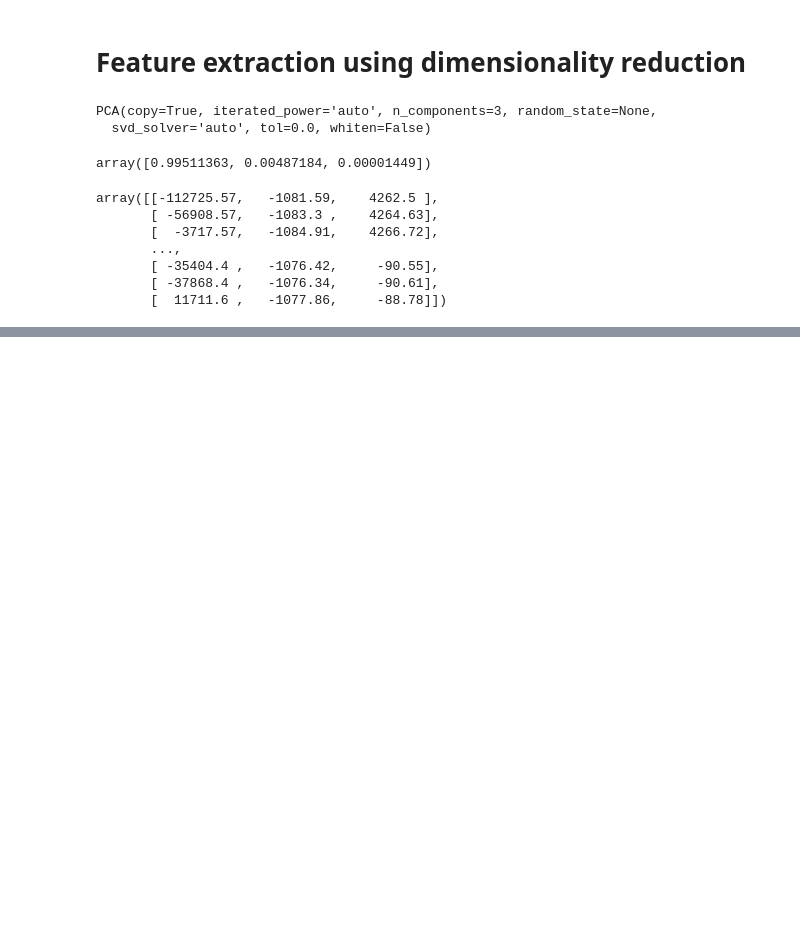
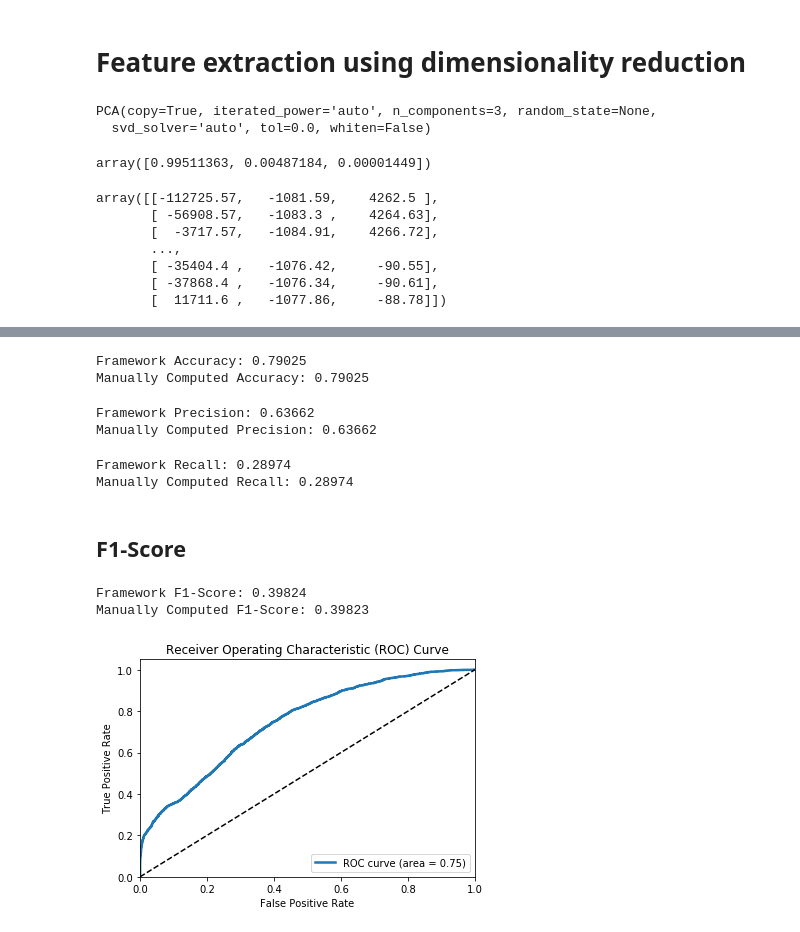
Before and after one commit to fepineda/AnalisisCensos, a Jupyter notebook: pre-process/pre-process.ipynb, the cells around one changed output, grey strips where cells are left out. Saved outputs shown, nothing was run; the diff lists cells and outputs as text; code cells hidden in the pictures; blank space fills up the shorter version.

```diff
--- a/pre-process/pre-process.ipynb
+++ b/pre-process/pre-process.ipynb
@@ -1066,0 +1067,16 @@ np.average(cross_val_score(lr, bc_pca, bc_y, scoring='accuracy', cv=5))
+# %%
+adult_feactures = adult_df[['age','workclassLabel','fnlwgt','education.num',
+                        'marital.statusLabel','occupationLabel','relationshipLabel',
+                       'raceLabel','sexLabel','capital.gain','capital.loss','hours.per.week','native_countryLabel']]
+adult_class = adult_df[['incomeLabel']]
+
+# build featureset and response class labels
+X_adult = np.array(adult_feactures)
+y_adult = np.array(adult_class).T[0]
+
+num_data_points = len(X_adult)
+X_train = X_adult[:int(.7 * num_data_points)]
+y_train = y_adult[:int(.7 * num_data_points)]
+X_test = X_adult[int(.7 * num_data_points):]
+y_test = y_adult[int(.7 * num_data_points):]
+print(X_train.shape, X_test.shape, y_train.shape, y_test.shape)
@@ -1066,0 +1103,5 @@ np.average(cross_val_score(lr, bc_pca, bc_y, scoring='accuracy', cv=5))
+# %%
+from sklearn.model_selection import train_test_split
+
+X_train, X_test, y_train, y_test = train_test_split(X_adult, y_adult, test_size=0.3, random_state=42)
+print(X_train.shape, X_test.shape)
@@ -1066,0 +1110,5 @@ np.average(cross_val_score(lr, bc_pca, bc_y, scoring='accuracy', cv=5))
+# %%
+from sklearn import linear_model
+
+logistic = linear_model.LogisticRegression()
+logistic.fit(X_train,y_train)
@@ -1066,0 +1142,38 @@ np.average(cross_val_score(lr, bc_pca, bc_y, scoring='accuracy', cv=5))
+# %%
+fw_acc = round(meu.metrics.accuracy_score(y_true=y_test, y_pred=y_pred), 5)
+mc_acc = round((TP + TN) / (TP + TN + FP + FN), 5)
+print('Framework Accuracy:', fw_acc)
+print('Manually Computed Accuracy:', mc_acc)
+# %% [output]
+Framework Accuracy: 0.79025
+Manually Computed Accuracy: 0.79025
+# %%
+fw_prec = round(meu.metrics.precision_score(y_true=y_test, y_pred=y_pred), 5)
+mc_prec = round((TP) / (TP + FP), 5)
+print('Framework Precision:', fw_prec)
+print('Manually Computed Precision:', mc_prec)
+# %% [output]
+Framework Precision: 0.63662
+Manually Computed Precision: 0.63662
+# %%
+fw_rec = round(meu.metrics.recall_score(y_true=y_test, y_pred=y_pred), 5)
+mc_rec = round((TP) / (TP + FN), 5)
+print('Framework Recall:', fw_rec)
+print('Manually Computed Recall:', mc_rec)
+# %% [output]
+Framework Recall: 0.28974
+Manually Computed Recall: 0.28974
+# %% [markdown]
+## F1-Score
+# %%
+fw_f1 = round(meu.metrics.f1_score(y_true=y_test, y_pred=y_pred), 5)
+mc_f1 = round((2*mc_prec*mc_rec) / (mc_prec+mc_rec), 5)
+print('Framework F1-Score:', fw_f1)
+print('Manually Computed F1-Score:', mc_f1)
+# %% [output]
+Framework F1-Score: 0.39824
+Manually Computed F1-Score: 0.39823
+# %%
+meu.plot_model_roc_curve(clf=logistic, features=X_test, true_labels=y_test)
+# %% [output]
+[figure, added]
```
Also changed, not shown: parts of 16 cells of this notebook, 2 other files.
